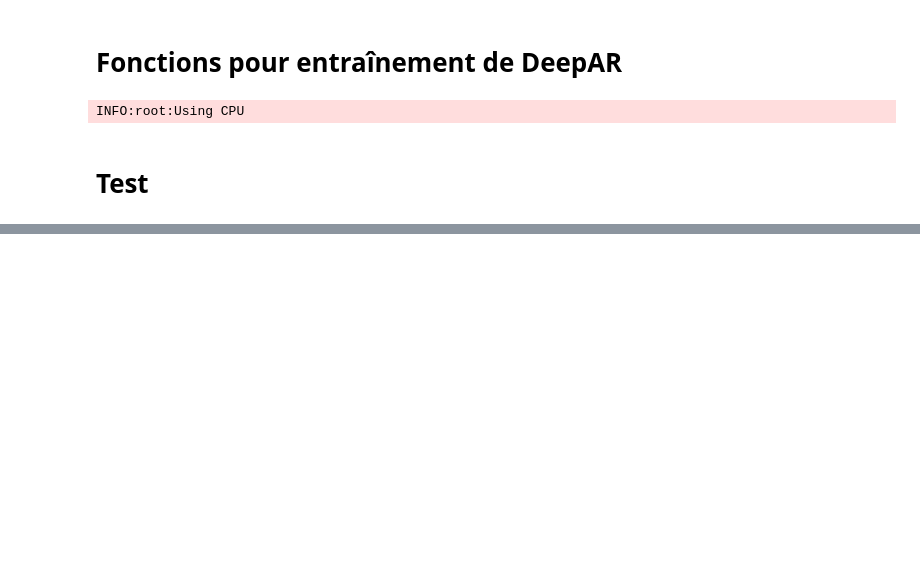
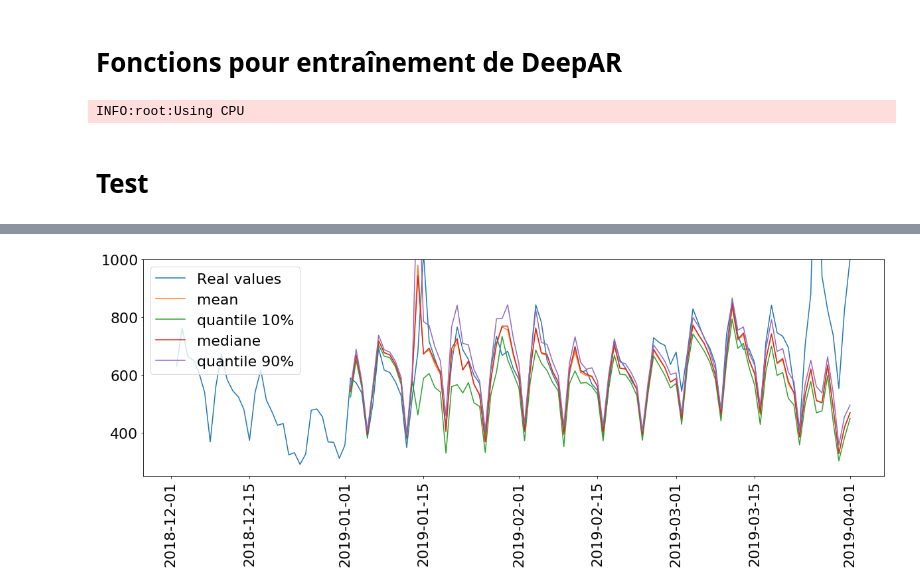
Before and after one commit to VincentVillet/gluonts_exploration, a Jupyter notebook: deepar_oui.ipynb, the cells around one changed output, grey strips where cells are left out. Saved outputs shown, nothing was run; the diff lists cells and outputs as text; code cells hidden in the pictures; blank space fills up the shorter version.

```diff
--- a/deepar_oui.ipynb
+++ b/deepar_oui.ipynb
@@ -272,0 +247,29 @@ plot_forecasts(df_dict, test_date, tss, forecasts, past_length=2*nb_days_pred, n
+# %%
+# Exploitation des distributions de probabilités
+forecast_tgv=None
+for forecast in forecasts:
+    if forecast.item_id=="TGV":
+        forecast_tgv = forecast
+
+results_mean = forecast_tgv.mean
+results_30 = forecast_tgv.quantile(0.1)
+results_median = forecast_tgv.quantile(0.5)
+results_70 = forecast_tgv.quantile(0.9)
+
+plt.figure(1, figsize=(20, 6))
+df = df_dict["TGV"]
+
+plt.plot(pd.date_range(start=test_date - timedelta(days=30), end=test_date + timedelta(days=90)),
+         df.VA[test_date - timedelta(days=30):test_date + timedelta(days=90)],
+         label="Real values")
+
+for results, results_label in zip([results_mean, results_30, results_median, results_70],
+                                 ["mean", "quantile 10%", "mediane", "quantile 90%"]):
+    plt.plot(pd.date_range(start=test_date + timedelta(days=1), end=test_date + timedelta(days=90)), results,
+             label=results_label)
+plt.ylim(250, 1000)
+plt.legend()
+plt.xticks(rotation="vertical")
+plt.show()
+# %% [output]
+[figure, added]
```
Also changed, not shown: parts of 9 cells of this notebook.
